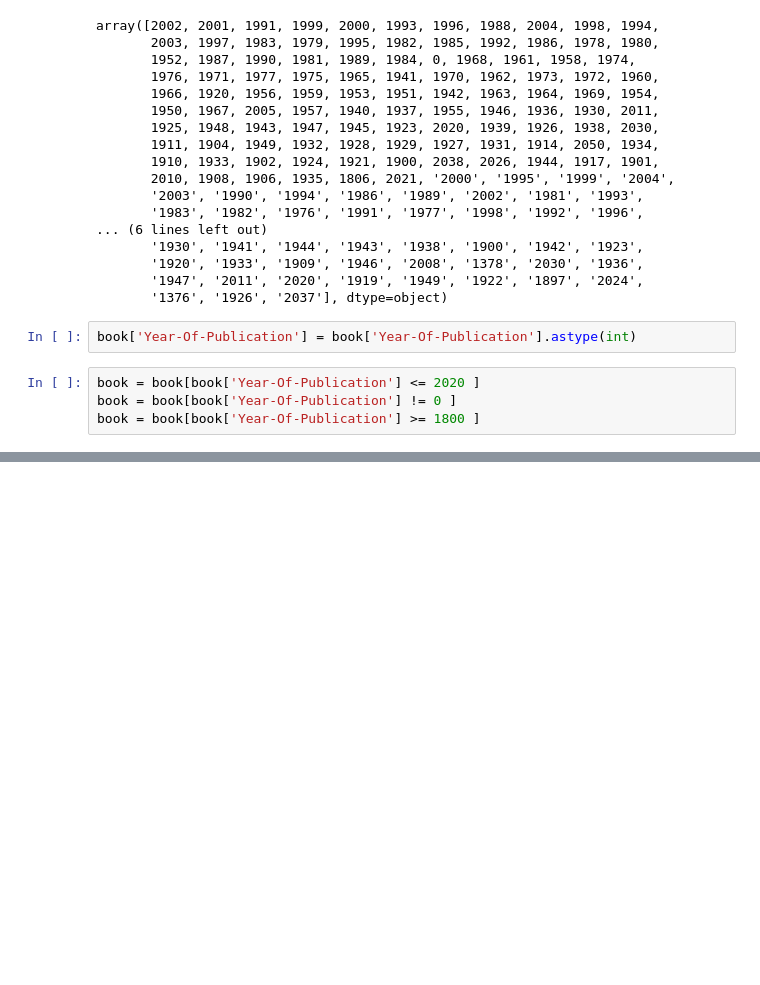
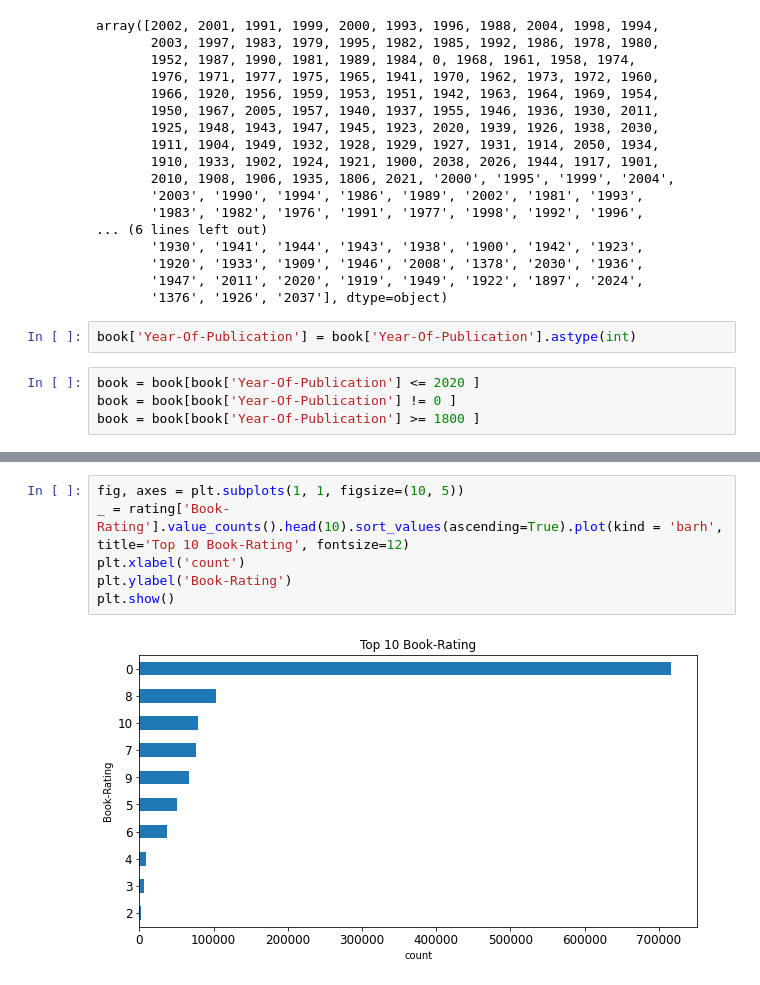
Before and after one commit to hetkothari/Book-Recommendation-System-Capstone-4, a Jupyter notebook: Personal_Notebook.ipynb, the cells around one changed output, grey strips where cells are left out. Drawn from its saved outputs; the diff is of its cells as text; blank space fills up the shorter version.

```diff
--- a/Personal_Notebook.ipynb
+++ b/Personal_Notebook.ipynb
@@ -166,0 +182,8 @@ book = book[book['Year-Of-Publication'] >= 1800 ]
+# %%
+fig, axes = plt.subplots(1, 1, figsize=(10, 5))
+_ = rating['Book-Rating'].value_counts().head(10).sort_values(ascending=True).plot(kind = 'barh', title='Top 10 Book-Rating', fontsize=12)
+plt.xlabel('count')
+plt.ylabel('Book-Rating')
+plt.show()
+# %% [output]
+[figure, added]
```
Also changed, not shown: parts of 3 cells of this notebook.
